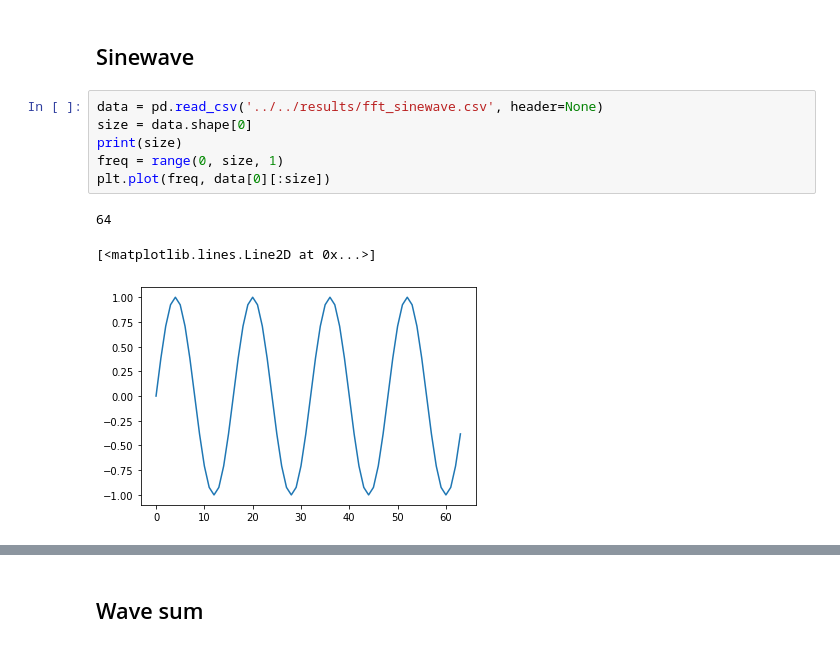
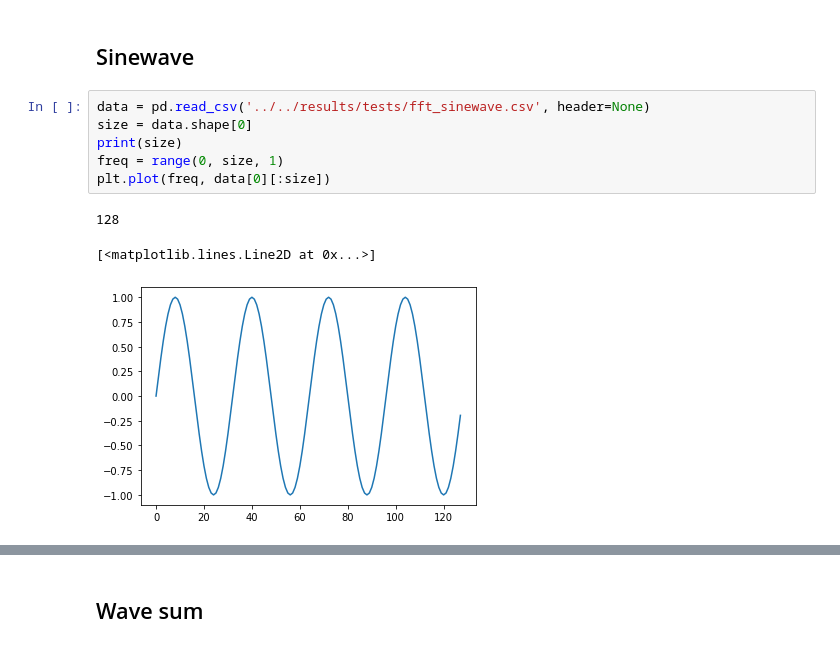
Before and after one commit to AvalosM/MFCC-DTW-SpeechRecognition, a Jupyter notebook: src/testing/test.ipynb, the cells around one changed output, grey strips where cells are left out. Drawn from its saved outputs; the diff is of its cells as text.

```diff
--- a/src/testing/test.ipynb
+++ b/src/testing/test.ipynb
@@ -8,13 +8,13 @@ from scipy.io import wavfile
 # %% [markdown]
 ## Sinewave
 # %%
-data = pd.read_csv('../../results/fft_sinewave.csv', header=None)
+data = pd.read_csv('../../results/tests/fft_sinewave.csv', header=None)
 size = data.shape[0]
 print(size)
 freq = range(0, size, 1)
 plt.plot(freq, data[0][:size])
 # %% [output]
-64
+128
 [<matplotlib.lines.Line2D at 0x...>]
-[figure, old version]
+[figure, new version]
 # %%
```
Also changed, not shown: parts of 3 cells of this notebook, 1 other file.
